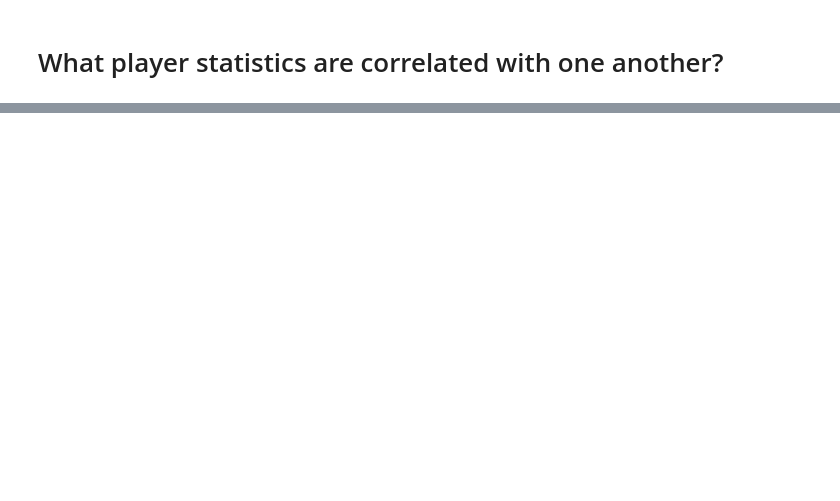
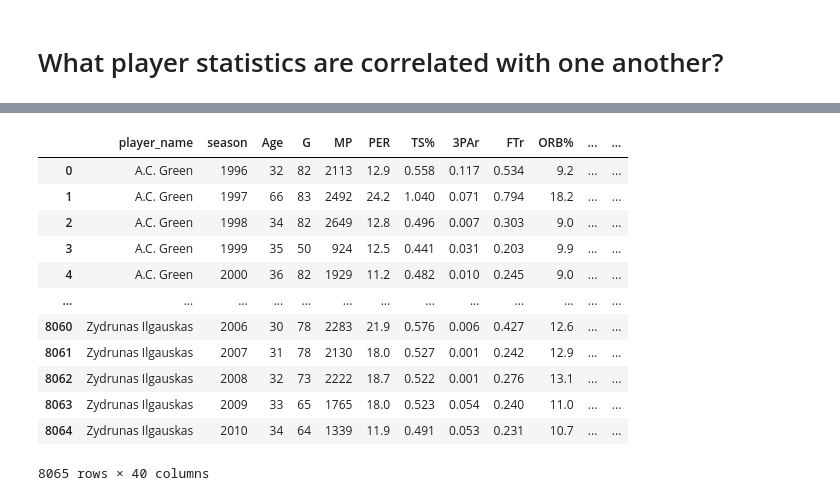
Before and after one commit to paulhji/team_gaap_project1, a Jupyter notebook: nba_analysis.ipynb, the cells around one changed output, grey strips where cells are left out. Saved outputs shown, nothing was run; the diff lists cells and outputs as text; code cells hidden in the pictures; blank space fills up the shorter version.

```diff
--- a/nba_analysis.ipynb
+++ b/nba_analysis.ipynb
@@ -216,0 +153,18 @@ fig.show()
+# %%
+# Group players together
+data_per_game = merged_data.groupby(["player_name", "season"])[total_cols].sum().reset_index()
+data_per_game
+# %% [output]
+|  | player_name | season | Age | G | MP | PER | TS% | 3PAr | FTr | ORB% | ... | ... |
+| 0 | A.C. Green | 1996 | 32 | 82 | 2113 | 12.9 | 0.558 | 0.117 | 0.534 | 9.2 | ... | ... |
+| 1 | A.C. Green | 1997 | 66 | 83 | 2492 | 24.2 | 1.040 | 0.071 | 0.794 | 18.2 | ... | ... |
+| 2 | A.C. Green | 1998 | 34 | 82 | 2649 | 12.8 | 0.496 | 0.007 | 0.303 | 9.0 | ... | ... |
+| 3 | A.C. Green | 1999 | 35 | 50 | 924 | 12.5 | 0.441 | 0.031 | 0.203 | 9.9 | ... | ... |
+| 4 | A.C. Green | 2000 | 36 | 82 | 1929 | 11.2 | 0.482 | 0.010 | 0.245 | 9.0 | ... | ... |
+| ... | ... | ... | ... | ... | ... | ... | ... | ... | ... | ... | ... | ... |
+| 8060 | Zydrunas Ilgauskas | 2006 | 30 | 78 | 2283 | 21.9 | 0.576 | 0.006 | 0.427 | 12.6 | ... | ... |
+| 8061 | Zydrunas Ilgauskas | 2007 | 31 | 78 | 2130 | 18.0 | 0.527 | 0.001 | 0.242 | 12.9 | ... | ... |
+| 8062 | Zydrunas Ilgauskas | 2008 | 32 | 73 | 2222 | 18.7 | 0.522 | 0.001 | 0.276 | 13.1 | ... | ... |
+| 8063 | Zydrunas Ilgauskas | 2009 | 33 | 65 | 1765 | 18.0 | 0.523 | 0.054 | 0.240 | 11.0 | ... | ... |
+| 8064 | Zydrunas Ilgauskas | 2010 | 34 | 64 | 1339 | 11.9 | 0.491 | 0.053 | 0.231 | 10.7 | ... | ... |
+8065 rows × 40 columns
```
Also changed, not shown: parts of 17 cells of this notebook, 3 other files.
